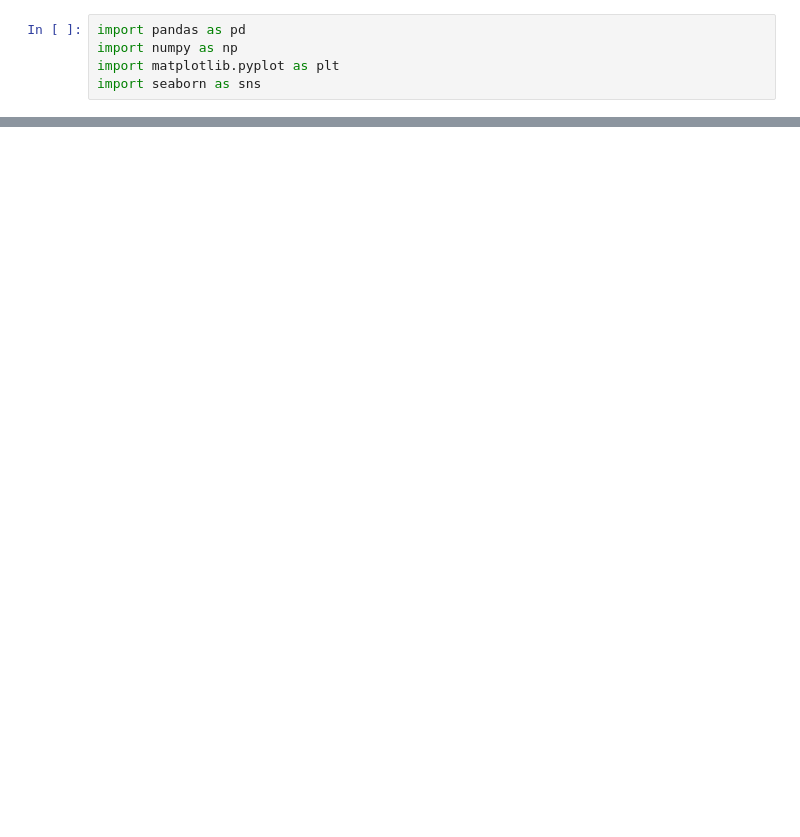
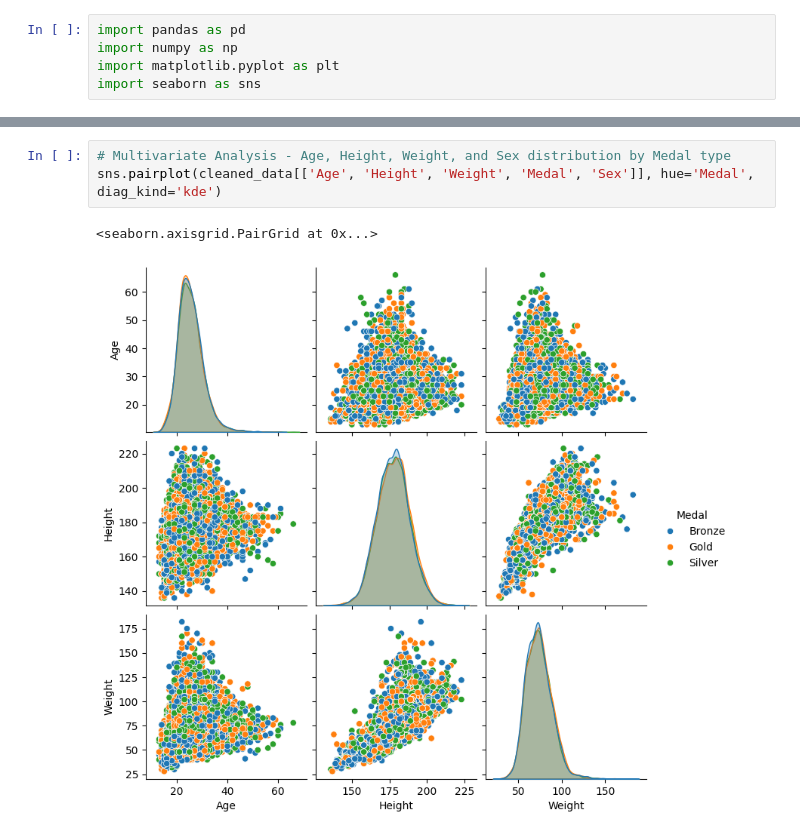
Before and after one commit to Aaryan-Bansal/EDA-on-Atheltic_Events, a Jupyter notebook: EDA_Notebook.ipynb, the cells around one changed output, grey strips where cells are left out. Drawn from its saved outputs; the diff is of its cells as text; blank space fills up the shorter version.

```diff
--- a/EDA_Notebook.ipynb
+++ b/EDA_Notebook.ipynb
@@ -18,0 +140,6 @@ df.head()
+# %%
+# Multivariate Analysis - Age, Height, Weight, and Sex distribution by Medal type
+sns.pairplot(cleaned_data[['Age', 'Height', 'Weight', 'Medal', 'Sex']], hue='Medal', diag_kind='kde')
+# %% [output]
+<seaborn.axisgrid.PairGrid at 0x...>
+[figure, added]
```
Also changed, not shown: parts of 10 cells of this notebook.
